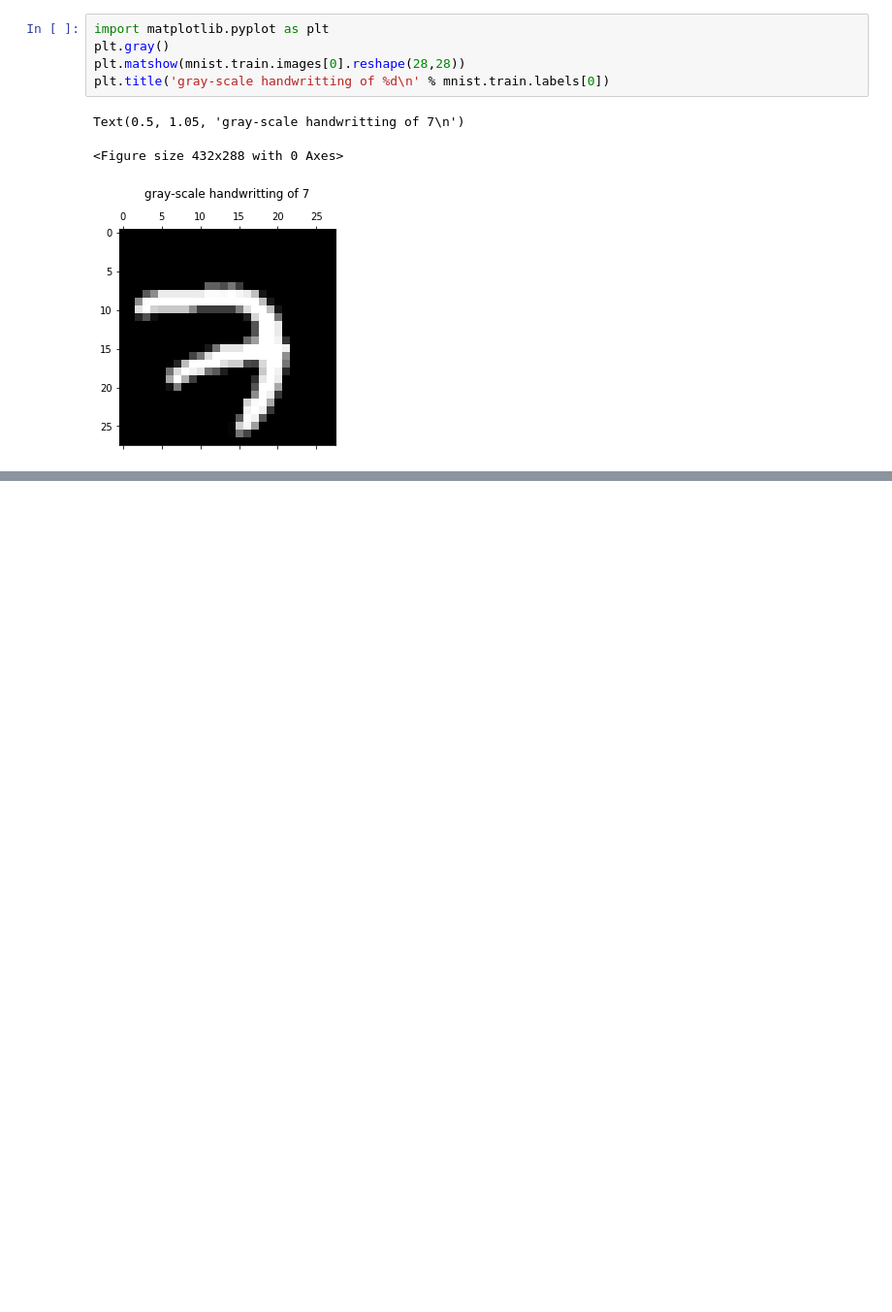
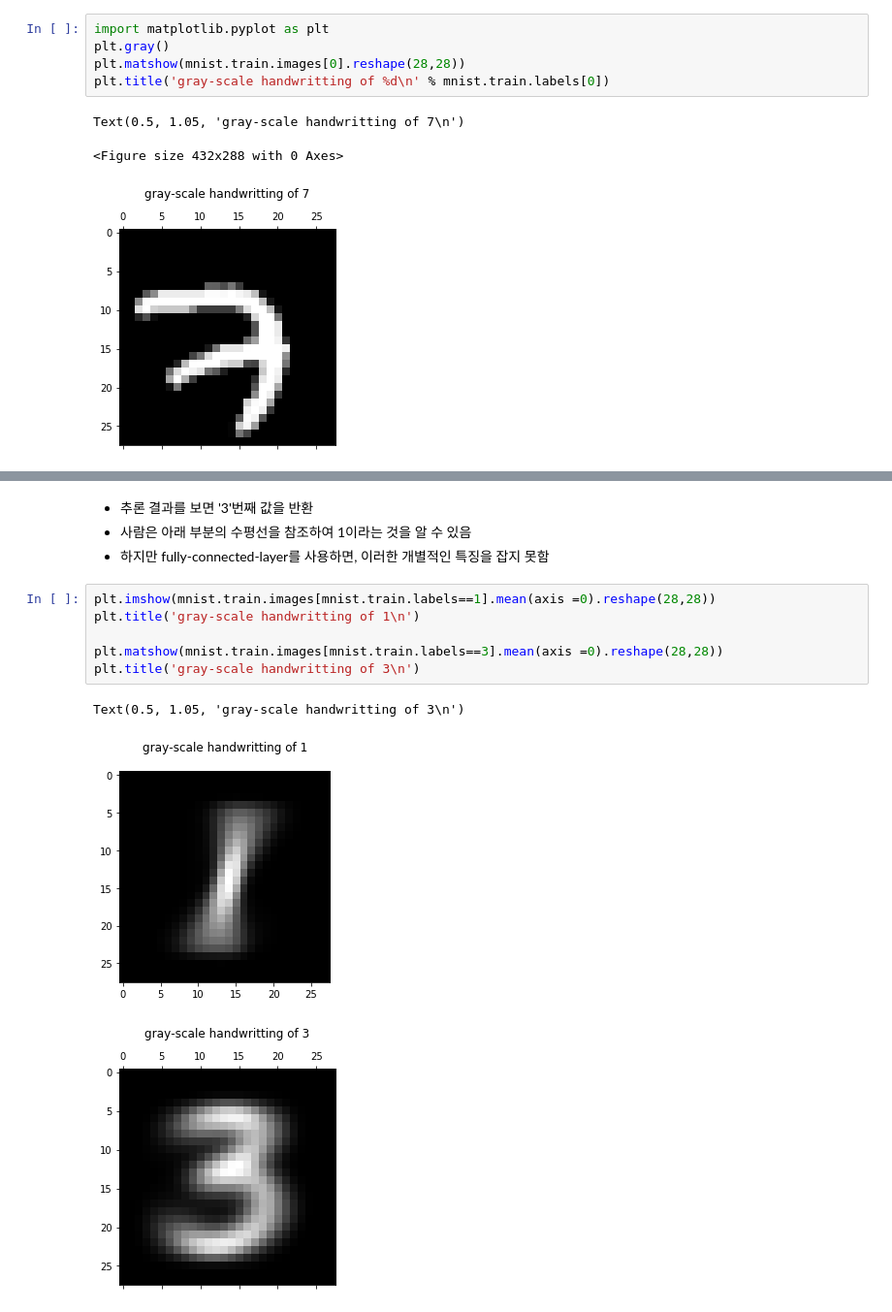
Before and after one commit to kookoowaa/ML_with_GCP, a Jupyter notebook: 08-1 Weakness of conventional image classification.ipynb, the cells around one changed output, grey strips where cells are left out. Shown: that part at 97% size. Cells and saved outputs as stored; diff of their text form; blank space fills up the shorter version.

```diff
--- a/08-1 Weakness of conventional image classification.ipynb
+++ b/08-1 Weakness of conventional image classification.ipynb
@@ -71,0 +159,14 @@ ___
+# %% [markdown]
+- 추론 결과를 보면 '3'번째 값을 반환
+- 사람은 아래 부분의 수평선을 참조하여 1이라는 것을 알 수 있음
+- 하지만 fully-connected-layer를 사용하면, 이러한 개별적인 특징을 잡지 못함
+# %%
+plt.imshow(mnist.train.images[mnist.train.labels==1].mean(axis =0).reshape(28,28))
+plt.title('gray-scale handwritting of 1\n')
+
+plt.matshow(mnist.train.images[mnist.train.labels==3].mean(axis =0).reshape(28,28))
+plt.title('gray-scale handwritting of 3\n')
+# %% [output]
+Text(0.5, 1.05, 'gray-scale handwritting of 3\n')
+[figure, added]
+[figure, added]
```
Also changed, not shown: parts of 13 cells of this notebook.
